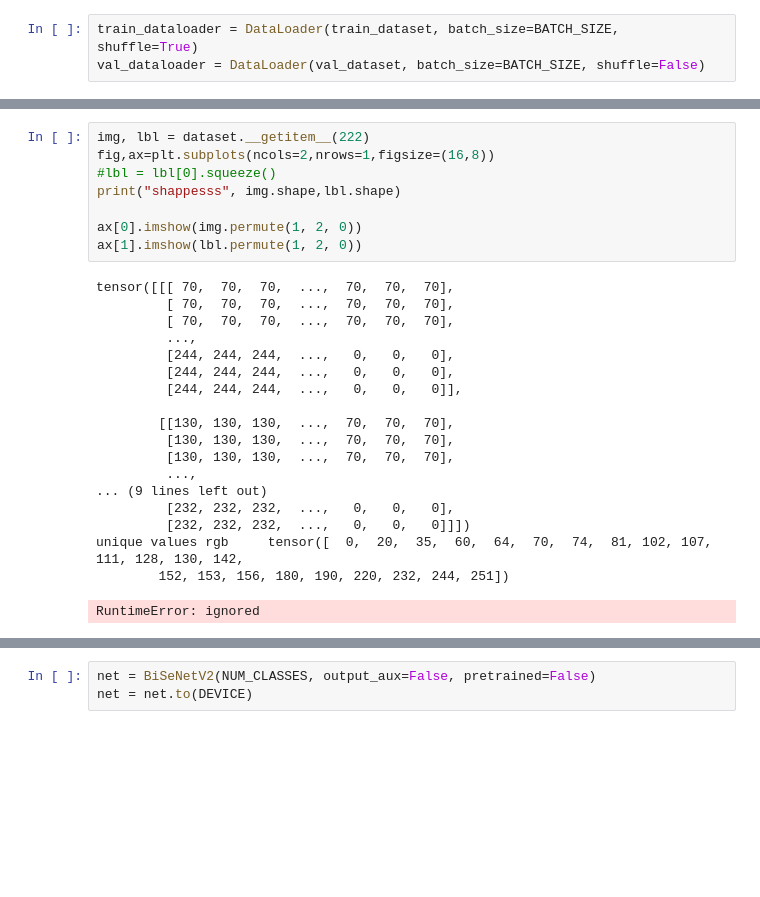
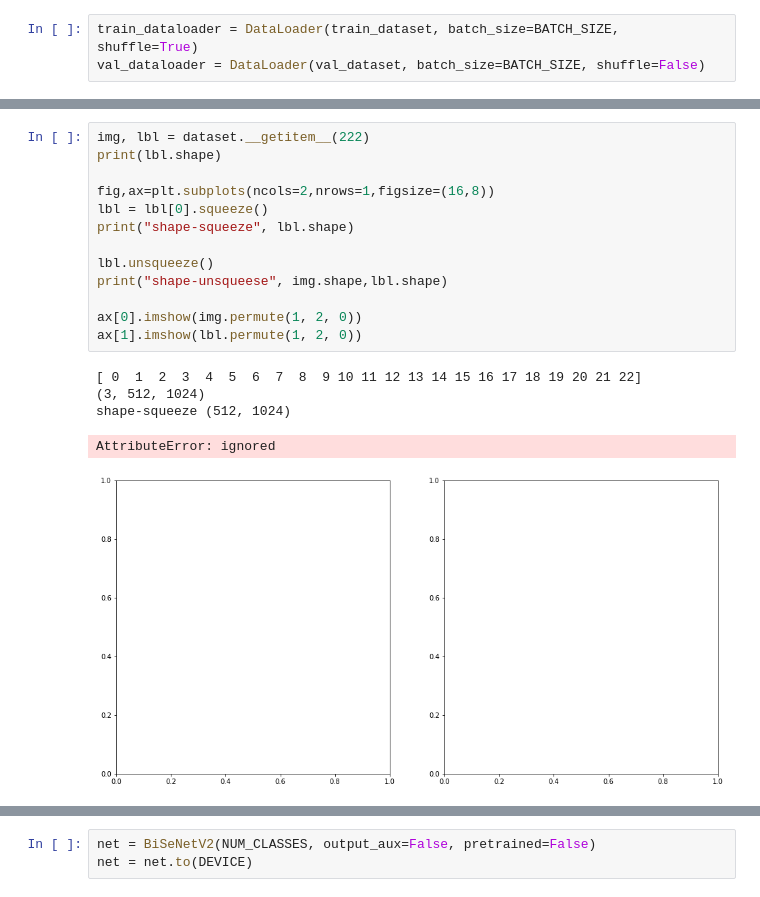
Before and after one commit to selenakkaya/FSS-self-driving-cars, a Jupyter notebook: Step4/main_gta5.ipynb, the cells around one changed output, grey strips where cells are left out. Cells and saved outputs as stored; diff of their text form; blank space fills up the shorter version.

```diff
--- a/Step4/main_gta5.ipynb
+++ b/Step4/main_gta5.ipynb
@@ -104,30 +103,22 @@ print(len(val_dataloader))
 # %%
 img, lbl = dataset.__getitem__(222)
+print(lbl.shape)
+
 fig,ax=plt.subplots(ncols=2,nrows=1,figsize=(16,8))
-#lbl = lbl[0].squeeze()
-print("shappesss", img.shape,lbl.shape)
+lbl = lbl[0].squeeze()
+print("shape-squeeze", lbl.shape)
+
+lbl.unsqueeze()
+print("shape-unsqueese", img.shape,lbl.shape)
 
 ax[0].imshow(img.permute(1, 2, 0))
 ax[1].imshow(lbl.permute(1, 2, 0))
 # %% [output]
-tensor([[[ 70,  70,  70,  ...,  70,  70,  70],
-         [ 70,  70,  70,  ...,  70,  70,  70],
-         [ 70,  70,  70,  ...,  70,  70,  70],
-         ...,
-         [244, 244, 244,  ...,   0,   0,   0],
-         [244, 244, 244,  ...,   0,   0,   0],
-         [244, 244, 244,  ...,   0,   0,   0]],
-
-        [[130, 130, 130,  ...,  70,  70,  70],
-         [130, 130, 130,  ...,  70,  70,  70],
-         [130, 130, 130,  ...,  70,  70,  70],
-         ...,
-... (9 lines left out)
-         [232, 232, 232,  ...,   0,   0,   0],
-         [232, 232, 232,  ...,   0,   0,   0]]])
-unique values rgb     tensor([  0,  20,  35,  60,  64,  70,  74,  81, 102, 107, 111, 128, 130, 142,
-        152, 153, 156, 180, 190, 220, 232, 244, 251])
+[ 0  1  2  3  4  5  6  7  8  9 10 11 12 13 14 15 16 17 18 19 20 21 22]
+(3, 512, 1024)
+shape-squeeze (512, 1024)
-RuntimeError: ignored
+AttributeError: ignored
+[figure, added]
 # %%
 import random
 
```
Also changed, not shown: parts of 3 cells of this notebook.
